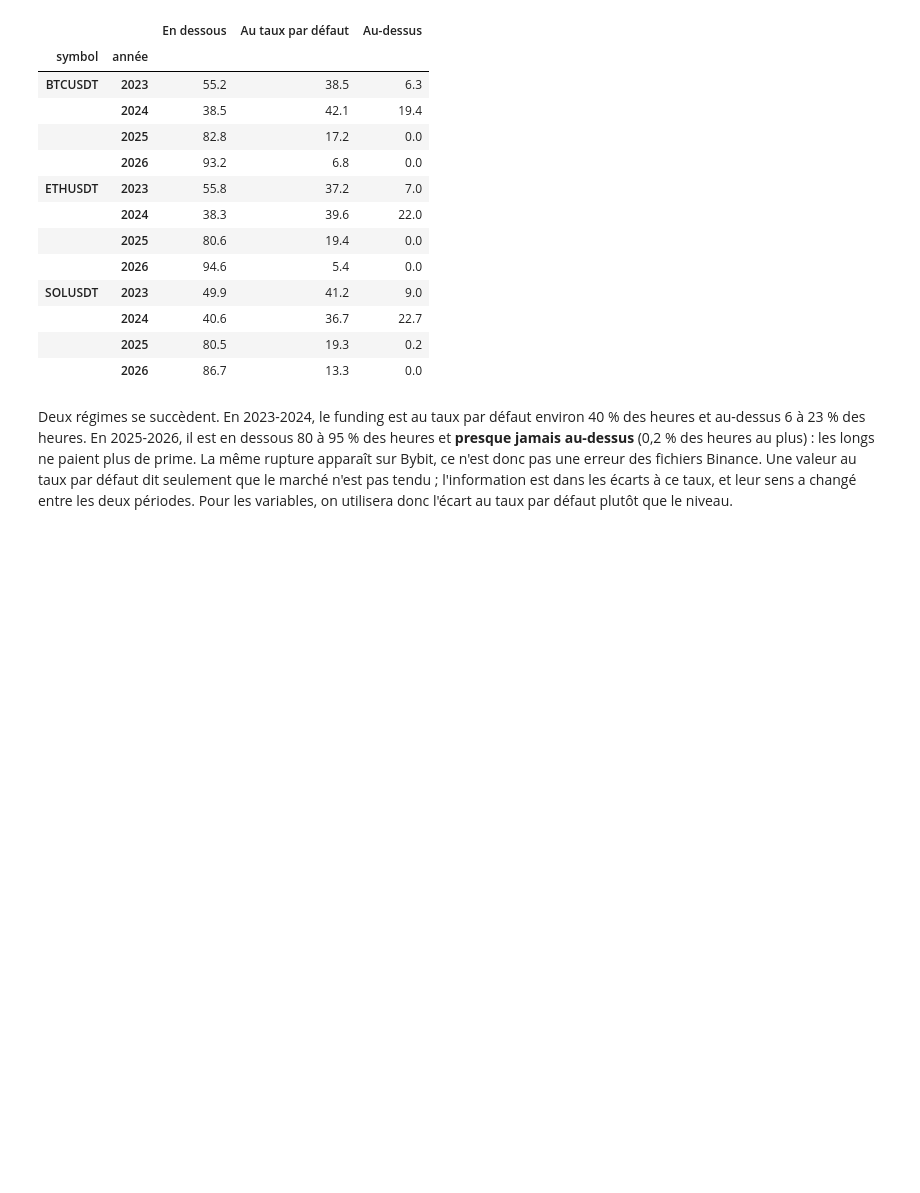
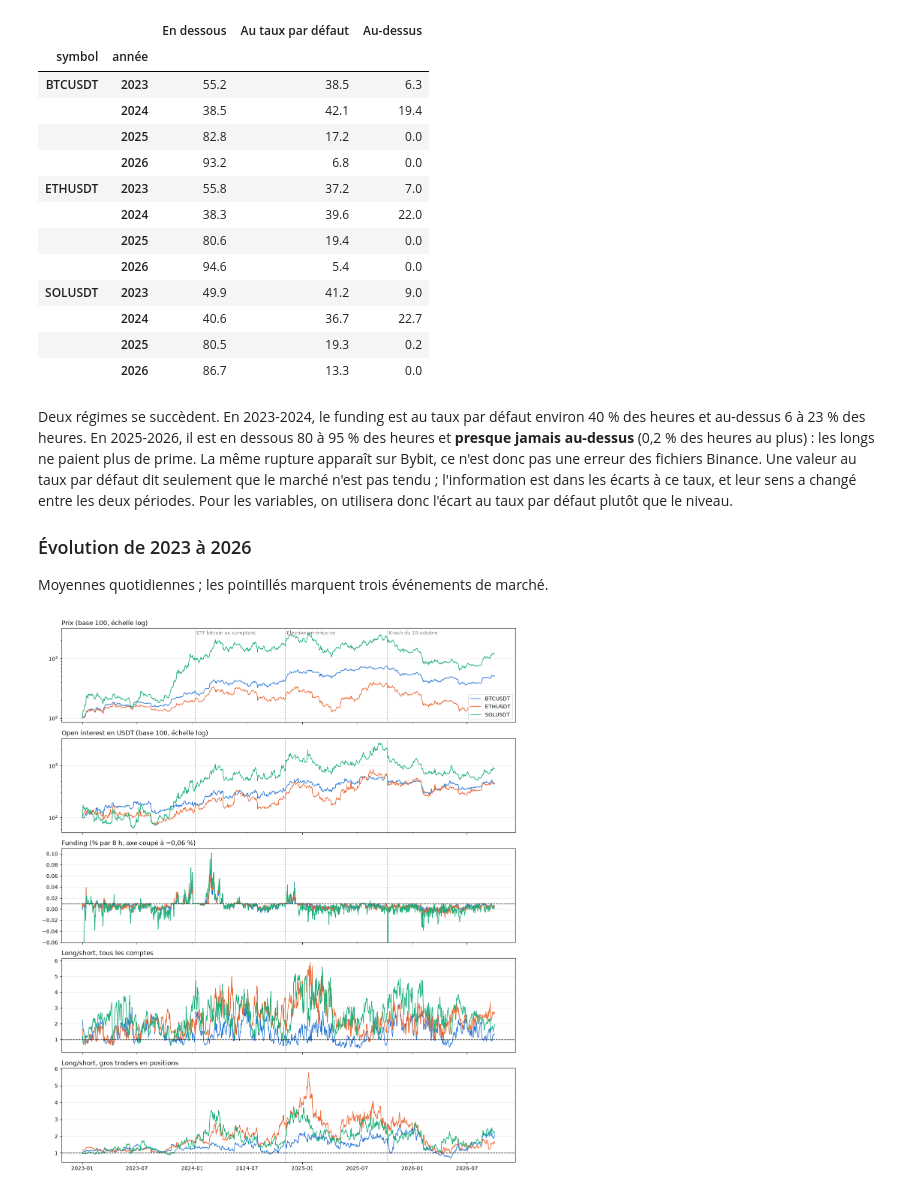
Before and after one commit to Ethanyounes/Ensae-Data-Science, a Jupyter notebook: rapport.ipynb, the cells around one changed output. Cells and saved outputs as stored; diff of their text form; code cells hidden in the pictures; blank space fills up the shorter version.

Commit message:
Étape 2 : évolution du positionnement de 2023 à 2026 et médianes par an

```diff
--- a/rapport.ipynb
+++ b/rapport.ipynb
@@ -190,3 +190,11 @@ descriptif.position_du_funding(panel).round(1)
 |  | 2026 | 86.7 | 13.3 | 0.0 |
 # %% [markdown]
 Deux régimes se succèdent. En 2023-2024, le funding est au taux par défaut environ 40 % des heures et au-dessus 6 à 23 % des heures. En 2025-2026, il est en dessous 80 à 95 % des heures et **presque jamais au-dessus** (0,2 % des heures au plus) : les longs ne paient plus de prime. La même rupture apparaît sur Bybit, ce n'est donc pas une erreur des fichiers Binance. Une valeur au taux par défaut dit seulement que le marché n'est pas tendu ; l'information est dans les écarts à ce taux, et leur sens a changé entre les deux périodes. Pour les variables, on utilisera donc l'écart au taux par défaut plutôt que le niveau.
+
+### Évolution de 2023 à 2026
+
+Moyennes quotidiennes ; les pointillés marquent trois événements de marché.
+# %%
+descriptif.graphique_series(panel, variables)
+# %% [output]
+[figure, added]
```
Also changed, not shown: parts of 2 cells of this notebook, 1 other file.
